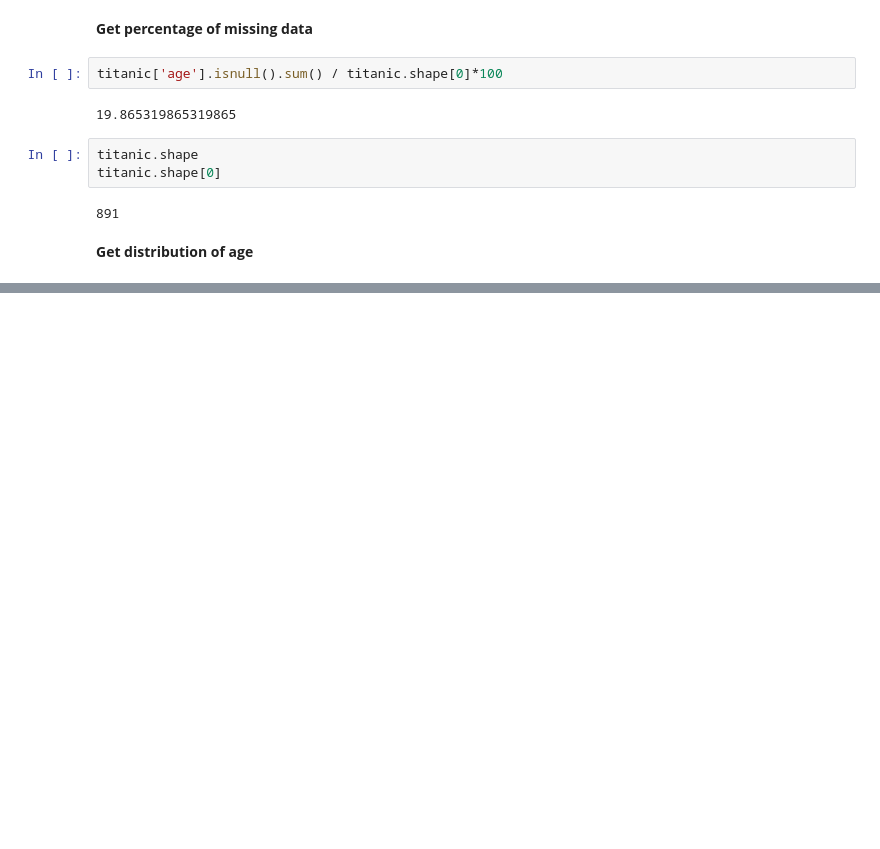
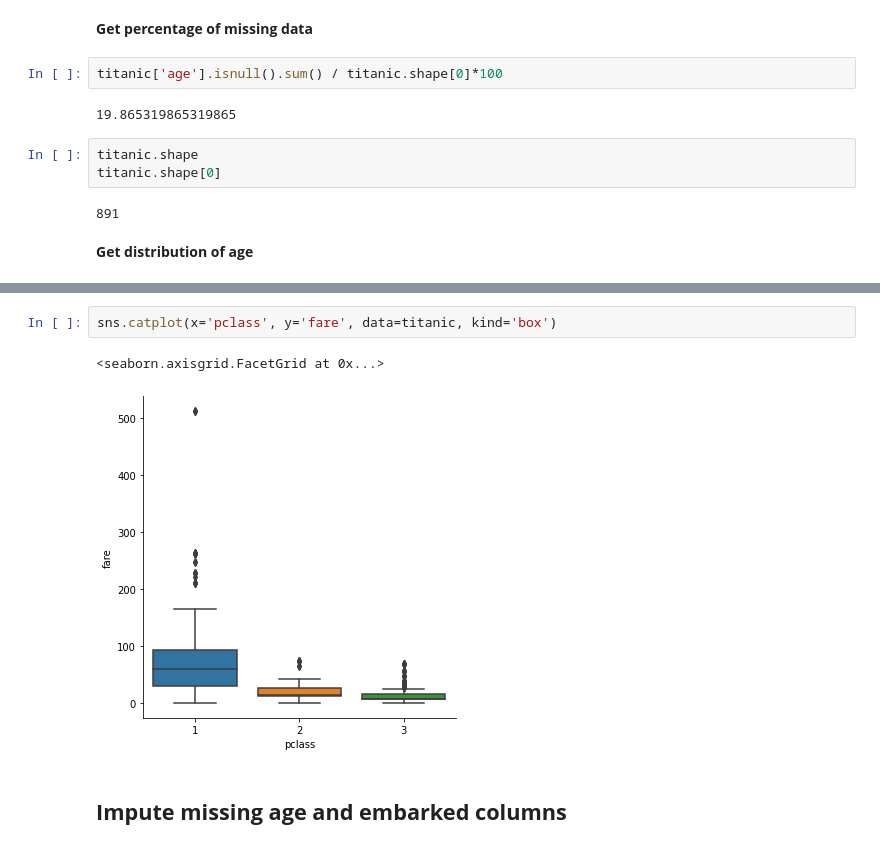
Before and after one commit to divyansh1122/ml-basics, a Jupyter notebook: logisticRegression.ipynb, the cells around one changed output, grey strips where cells are left out. Drawn from its saved outputs; the diff is of its cells as text; blank space fills up the shorter version.

```diff
--- a/logisticRegression.ipynb
+++ b/logisticRegression.ipynb
@@ -82,0 +120,7 @@ ax = titanic['age'].hist(bins=30, density=True)
+# %%
+sns.catplot(x='pclass', y='fare', data=titanic, kind='box')
+# %% [output]
+<seaborn.axisgrid.FacetGrid at 0x...>
+[figure, added]
+# %% [markdown]
+## **Impute missing age and embarked columns**
```
Also changed, not shown: parts of 10 cells of this notebook.
